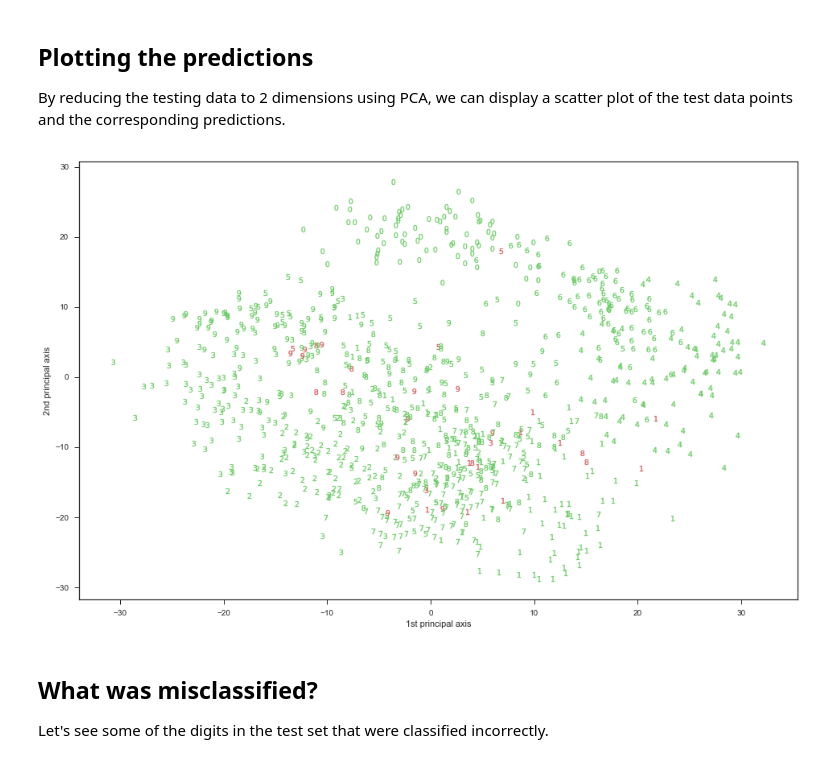
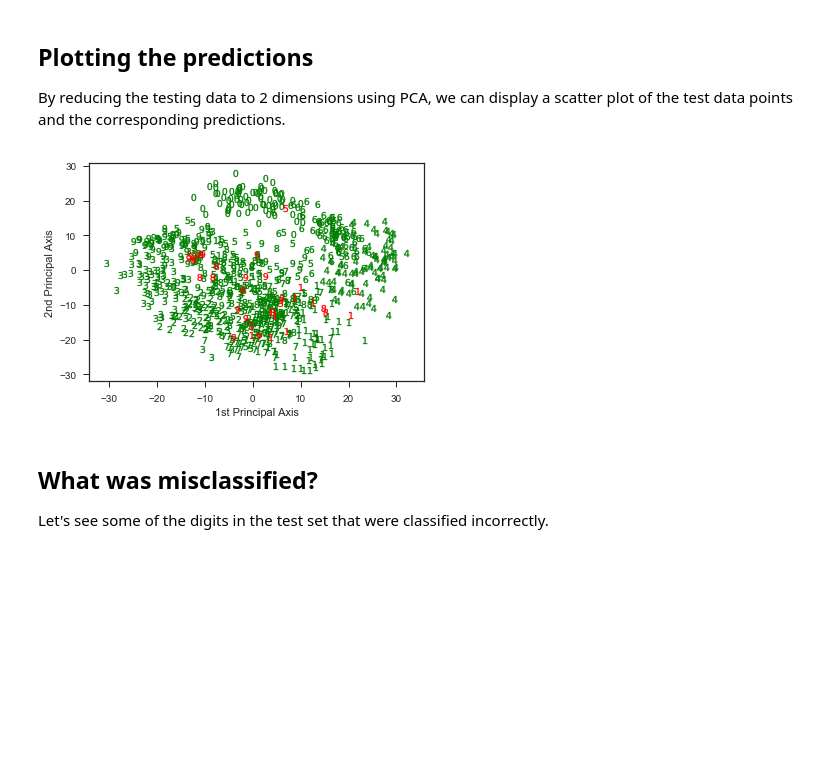
Before and after one commit to artemmavrin/StatTools, a Jupyter notebook: examples/Multiclass Logistic Regression.ipynb, the cells around one changed output. Saved outputs shown, nothing was run; the diff lists cells and outputs as text; code cells hidden in the pictures; blank space fills up the shorter version.

```diff
--- a/examples/Multiclass Logistic Regression.ipynb
+++ b/examples/Multiclass Logistic Regression.ipynb
@@ -60,6 +60,6 @@ plt.close()
 To make digit predictions, we initialize an `OVRCLassifier` based on the `LogisticRegression` class and fit it using the training data.
 # %%
 %%time
-clf = OVRClassifier(base=LogisticRegression, penalty="l2", lam=0.01, standardize=False)
+clf = OVRClassifier(base=LogisticRegression, penalty="l2", lam=0.01)
 clf.fit(x=x_train, y=y_train, optimizer=NewtonRaphson(iterations=100))
 # %% [output]
@@ -101,12 +82,12 @@ plt.close()
 
 By reducing the testing data to 2 dimensions using PCA, we can display a scatter plot of the test data points and the corresponding predictions.
 # %%
-plt.figure(figsize=(16, 10))
+plt.figure()
 pca_label_plot(x_test, y_test, pred_test, pca=pca)
 plt.show()
 plt.close()
 # %% [output]
-[figure, old version]
+[figure, new version]
 # %% [markdown]
 ## What was misclassified?
 
```
Also changed, not shown: parts of 5 cells of this notebook, 5 other files.
